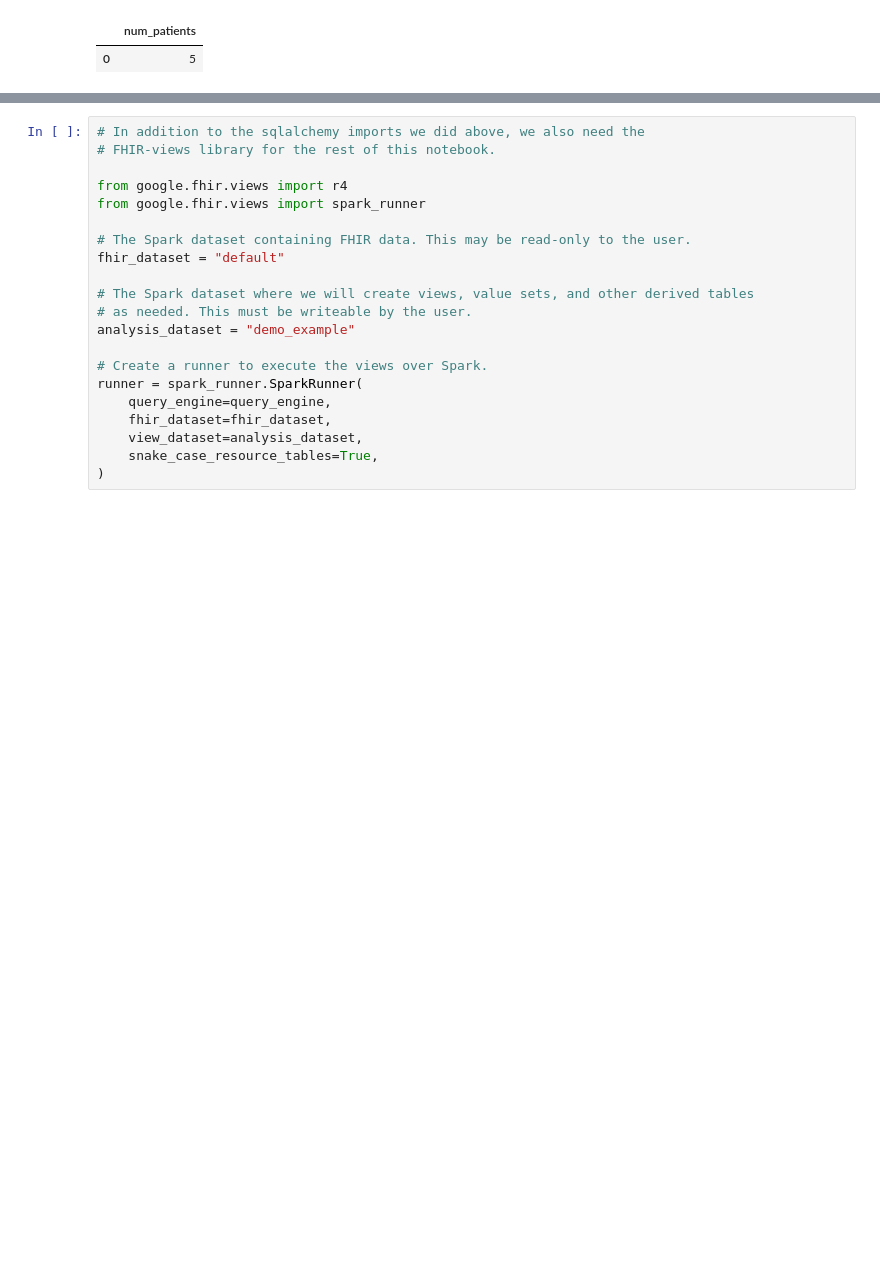
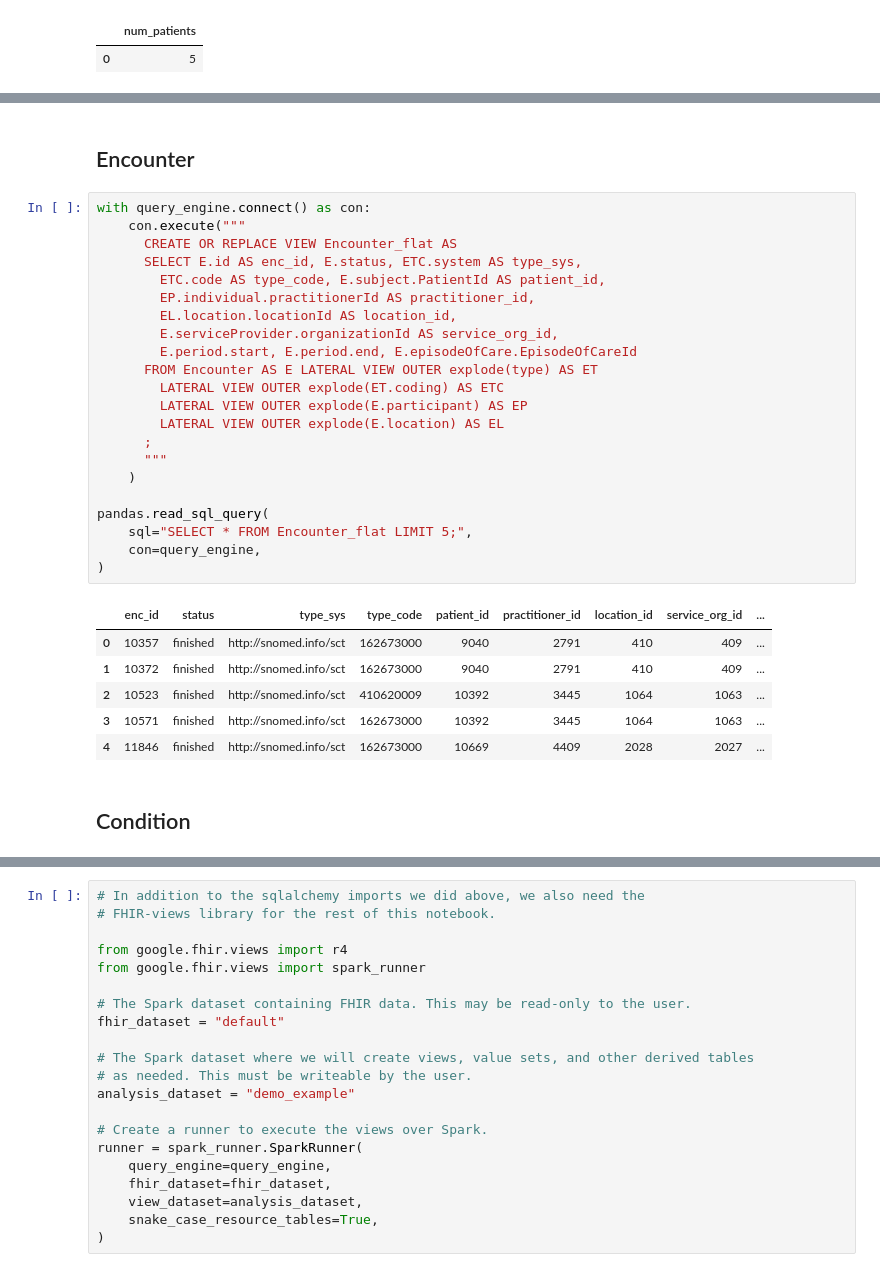
Before and after one commit to google/fhir-data-pipes, a Jupyter notebook: query/queries_and_views.ipynb, the cells around one changed output, grey strips where cells are left out. Drawn from its saved outputs; the diff is of its cells as text; blank space fills up the shorter version.

```diff
--- a/query/queries_and_views.ipynb
+++ b/query/queries_and_views.ipynb
@@ -244,0 +391,33 @@ pandas.read_sql_query(
+# %% [markdown]
+## Encounter
+# %%
+with query_engine.connect() as con:
+    con.execute("""
+      CREATE OR REPLACE VIEW Encounter_flat AS
+      SELECT E.id AS enc_id, E.status, ETC.system AS type_sys,
+        ETC.code AS type_code, E.subject.PatientId AS patient_id,
+        EP.individual.practitionerId AS practitioner_id,
+        EL.location.locationId AS location_id,
+        E.serviceProvider.organizationId AS service_org_id,
+        E.period.start, E.period.end, E.episodeOfCare.EpisodeOfCareId
+      FROM Encounter AS E LATERAL VIEW OUTER explode(type) AS ET
+        LATERAL VIEW OUTER explode(ET.coding) AS ETC
+        LATERAL VIEW OUTER explode(E.participant) AS EP
+        LATERAL VIEW OUTER explode(E.location) AS EL
+      ;
+      """
+    )
+
+pandas.read_sql_query(
+    sql="SELECT * FROM Encounter_flat LIMIT 5;",
+    con=query_engine,
+)
+# %% [output]
+|  | enc_id | status | type_sys | type_code | patient_id | practitioner_id | location_id | service_org_id | ... |
+| 0 | 10357 | finished | http://snomed.info/sct | 162673000 | 9040 | 2791 | 410 | 409 | ... |
+| 1 | 10372 | finished | http://snomed.info/sct | 162673000 | 9040 | 2791 | 410 | 409 | ... |
+| 2 | 10523 | finished | http://snomed.info/sct | 410620009 | 10392 | 3445 | 1064 | 1063 | ... |
+| 3 | 10571 | finished | http://snomed.info/sct | 162673000 | 10392 | 3445 | 1064 | 1063 | ... |
+| 4 | 11846 | finished | http://snomed.info/sct | 162673000 | 10669 | 4409 | 2028 | 2027 | ... |
+# %% [markdown]
+## Condition
```
Also changed, not shown: parts of 32 cells of this notebook, 1 other file.
